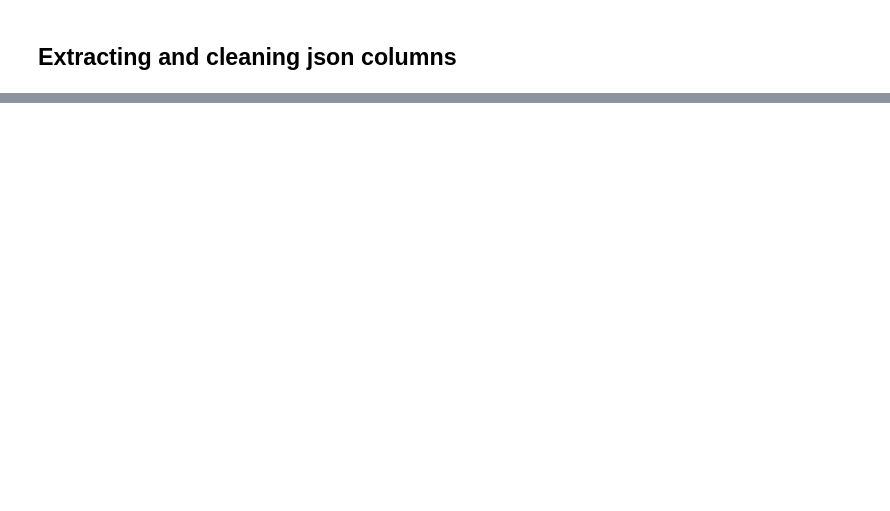
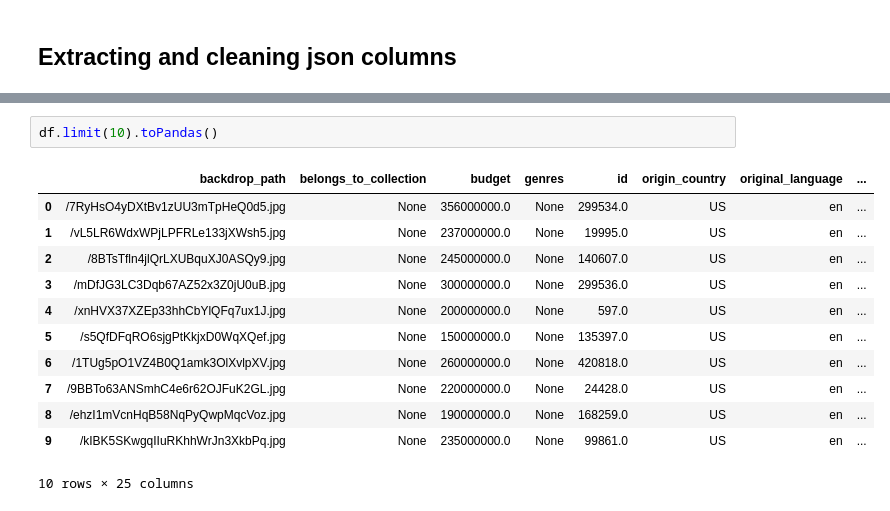
Before and after one commit to Airlectric/Amalitech-DEM05-Big-Data_Movie-Data-Analysis-PySpark-and-API, a Jupyter notebook: notebooks/analysis_notebook.ipynb, the cells around one changed output, grey strips where cells are left out. Saved outputs shown, nothing was run; the diff lists cells and outputs as text; blank space fills up the shorter version.

```diff
--- a/notebooks/analysis_notebook.ipynb
+++ b/notebooks/analysis_notebook.ipynb
@@ -182,0 +253,15 @@ TypeError: 'str' object is not callable
+# %%
+df.limit(10).toPandas()
+# %% [output]
+|  | backdrop_path | belongs_to_collection | budget | genres | id | origin_country | original_language | ... |
+| 0 | /7RyHsO4yDXtBv1zUU3mTpHeQ0d5.jpg | None | 356000000.0 | None | 299534.0 | US | en | ... |
+| 1 | /vL5LR6WdxWPjLPFRLe133jXWsh5.jpg | None | 237000000.0 | None | 19995.0 | US | en | ... |
+| 2 | /8BTsTfln4jlQrLXUBquXJ0ASQy9.jpg | None | 245000000.0 | None | 140607.0 | US | en | ... |
+| 3 | /mDfJG3LC3Dqb67AZ52x3Z0jU0uB.jpg | None | 300000000.0 | None | 299536.0 | US | en | ... |
+| 4 | /xnHVX37XZEp33hhCbYlQFq7ux1J.jpg | None | 200000000.0 | None | 597.0 | US | en | ... |
+| 5 | /s5QfDFqRO6sjgPtKkjxD0WqXQef.jpg | None | 150000000.0 | None | 135397.0 | US | en | ... |
+| 6 | /1TUg5pO1VZ4B0Q1amk3OlXvlpXV.jpg | None | 260000000.0 | None | 420818.0 | US | en | ... |
+| 7 | /9BBTo63ANSmhC4e6r62OJFuK2GL.jpg | None | 220000000.0 | None | 24428.0 | US | en | ... |
+| 8 | /ehzI1mVcnHqB58NqPyQwpMqcVoz.jpg | None | 190000000.0 | None | 168259.0 | US | en | ... |
+| 9 | /kIBK5SKwgqIIuRKhhWrJn3XkbPq.jpg | None | 235000000.0 | None | 99861.0 | US | en | ... |
+10 rows × 25 columns
```
Also changed, not shown: parts of 16 cells of this notebook, 5 other files.
